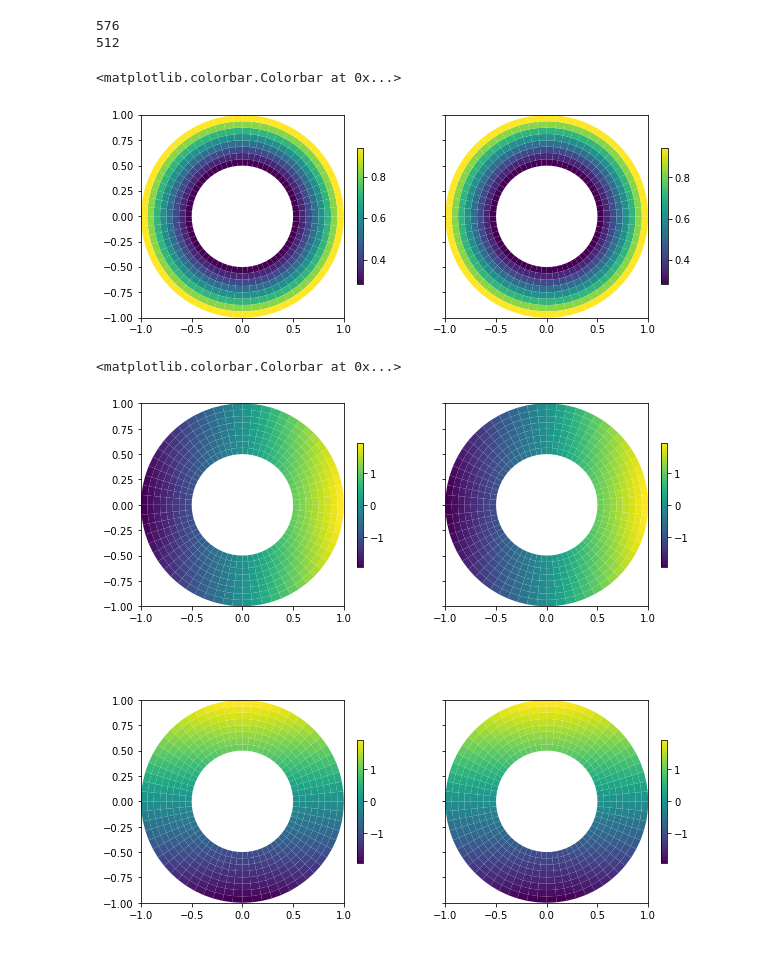
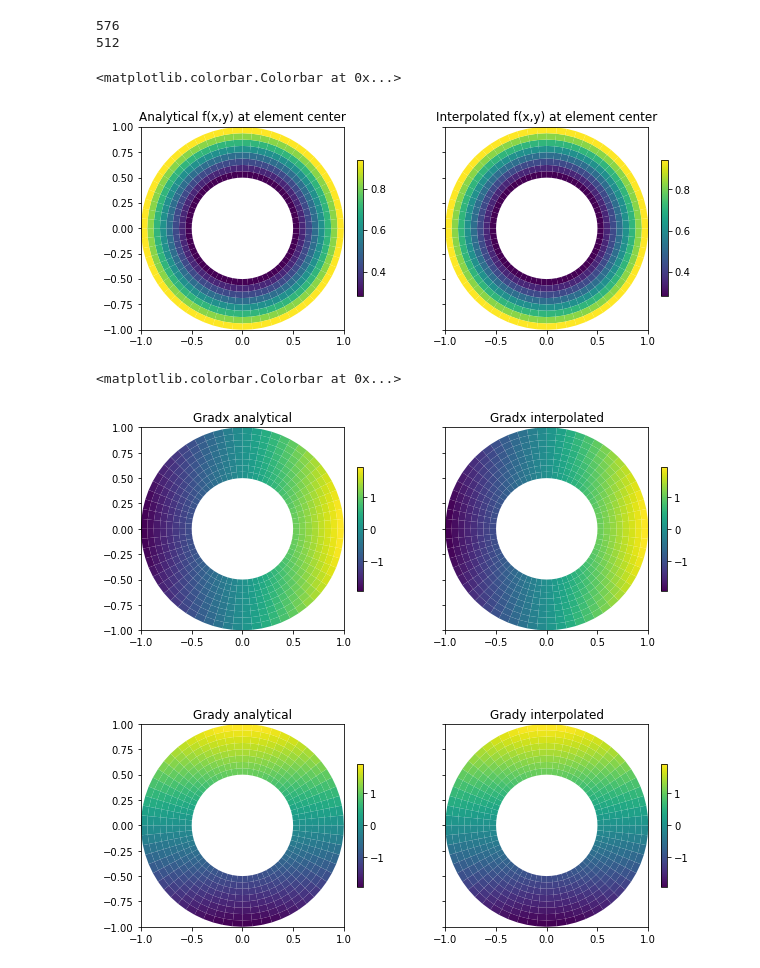
Before and after one commit to abuganza/NonlinearFEA, a Jupyter notebook: JupyterNotebooks/Discretization_2D_Q4element_solution.ipynb, the cells around one changed output. Saved outputs shown, nothing was run; the diff lists cells and outputs as text; code cells hidden in the pictures.

```diff
--- a/JupyterNotebooks/Discretization_2D_Q4element_solution.ipynb
+++ b/JupyterNotebooks/Discretization_2D_Q4element_solution.ipynb
@@ -41,7 +41,7 @@ def dNvecdxi(xi,eta):
 # %%
 # read in a mesh
 ## Read in a mesh
-meshfile = open("ring_mesh_ordered.txt",'r').readlines()
+meshfile = open("files/ring_mesh_ordered.txt",'r').readlines()
 n_node = int(meshfile[1])
 node_X = np.zeros((n_node,2))
 for i in range(n_node):
@@ -175,35 +177,36 @@ patches1 = []
 colors1 = np.zeros((n_elem))
 for i in range(n_elem):
     n1 = elements[i,0]
     n2 = elements[i,1]
     n3 = elements[i,2]
     n4 = elements[i,3]
     polygon = Polygon([node_X[n1],node_X[n2],node_X[n3],node_X[n4]], closed=True)
     patches1.append(polygon)
     colors1[i] = theta_elem[i]
 p1 = PatchCollection(patches1)
 p1.set_array(colors1)
 ax1.add_collection(p1)
 
 patches2 = []
 colors2 = np.zeros((n_elem))
 for i in range(n_elem):
     n1 = elements[i,0]
     n2 = elements[i,1]
     n3 = elements[i,2]
     n4 = elements[i,3]
     polygon = Polygon([node_X[n1],node_X[n2],node_X[n3],node_X[n4]], closed=True)
     patches2.append(polygon)
     colors2[i] = theta_elem_h[i]
 p2 = PatchCollection(patches2)
 p2.set_array(colors2)
 ax2.add_collection(p2)
-
+ax1.set_title('Analytical f(x,y) at element center')
+ax2.set_title('Interpolated f(x,y) at element center')
 plt.colorbar(p1,ax=ax1,shrink=0.5)
 plt.colorbar(p2,ax=ax2,shrink=0.5)
 # %% [output]
 <matplotlib.colorbar.Colorbar at 0x...>
-[figure, old version]
+[figure, new version]
 # %%
 ## PLOT gradx_THETA
 f, ((ax1, ax2),(ax3,ax4)) = plt.subplots(2, 2, sharey=True,figsize=(10,10))
@@ -233,6 +236,7 @@ for i in range(n_elem):
 p1 = PatchCollection(patches1)
 p1.set_array(colors1)
 ax1.add_collection(p1)
+ax1.set_title('Gradx analytical')
 
 patches2 = []
 colors2 = np.zeros((n_elem))
@@ -247,6 +251,7 @@ for i in range(n_elem):
 p2 = PatchCollection(patches2)
 p2.set_array(colors2)
 ax2.add_collection(p2)
+ax2.set_title('Gradx interpolated')
 
 patches3 = []
 colors3 = np.zeros((n_elem))
@@ -261,6 +266,7 @@ for i in range(n_elem):
 p3 = PatchCollection(patches3)
 p3.set_array(colors3)
 ax3.add_collection(p3)
+ax3.set_title('Grady analytical')
 
 patches4 = []
 colors4 = np.zeros((n_elem))
@@ -275,6 +281,7 @@ for i in range(n_elem):
 p4 = PatchCollection(patches4)
 p4.set_array(colors4)
 ax4.add_collection(p4)
+ax4.set_title('Grady interpolated')
 
 plt.colorbar(p1,ax=ax1,shrink=0.5)
 plt.colorbar(p2,ax=ax2,shrink=0.5)
@@ -282,7 +289,7 @@ plt.colorbar(p3,ax=ax3,shrink=0.5)
 plt.colorbar(p4,ax=ax4,shrink=0.5)
 # %% [output]
 <matplotlib.colorbar.Colorbar at 0x...>
-[figure, old version]
+[figure, new version]
 # %%
 ## PLOT U
 f, ((ax1, ax2),(ax3,ax4)) = plt.subplots(2, 2, sharey=True,figsize=(10,10))
```
Also changed, not shown: parts of 3 cells of this notebook, 5 other files.
